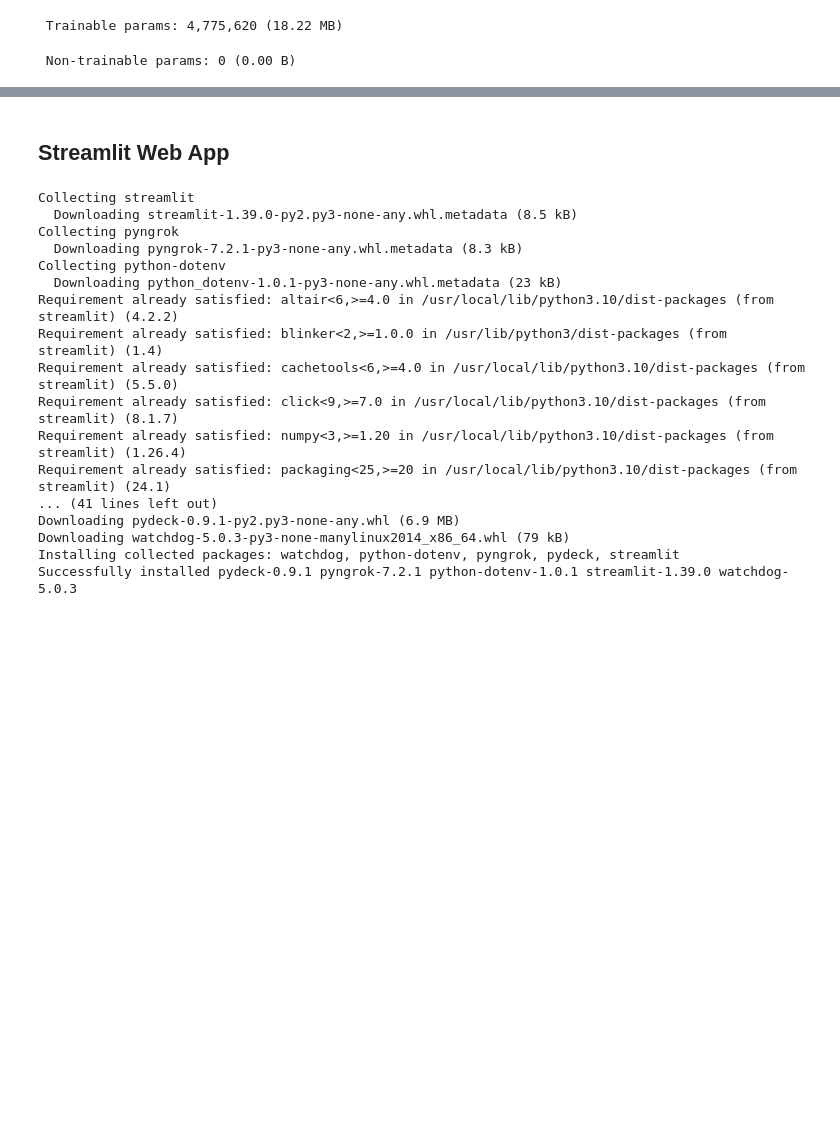
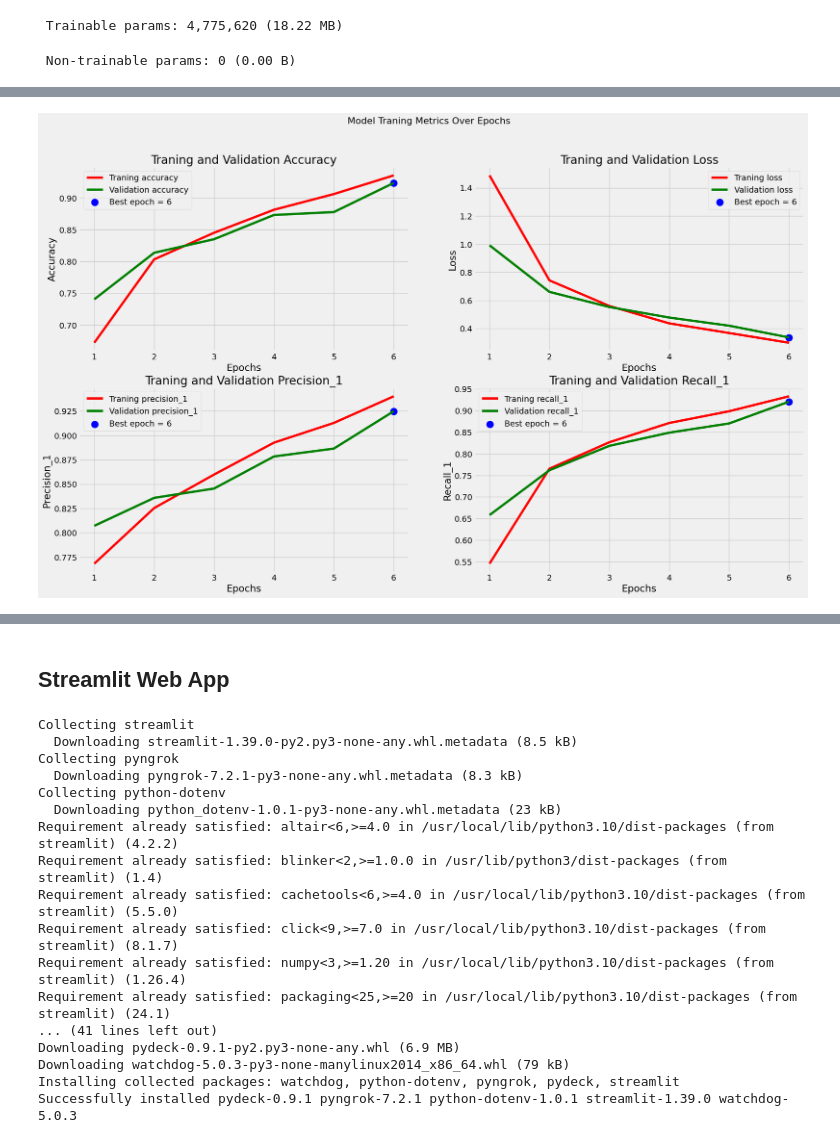
Before and after one commit to desantamaria/Brain-Tumor-Classification, a Jupyter notebook: Brain_Tumor_Classification.ipynb, the cells around one changed output, grey strips where cells are left out. Cells and saved outputs as stored; diff of their text form; code cells hidden in the pictures; blank space fills up the shorter version.

```diff
--- a/Brain_Tumor_Classification.ipynb
+++ b/Brain_Tumor_Classification.ipynb
@@ -501,7 +501,7 @@ Model: "sequential_1"
 # %%
 history = cnn_model.fit(
     tr_gen,
-    epochs=5,
+    epochs=6,
     validation_data=valid_gen
 )
 # %% [output]
@@ -518,6 +520,6 @@ Epoch 5/5
 # %%
 # Getting training and validation metrics from history
-metrics = ['accuracy', 'loss', 'precision', 'recall']
+metrics = ['accuracy', 'loss', 'precision_1', 'recall_1']
 tr_metrics = {m: history.history[m] for m in metrics}
 val_metrics = {m: history.history[f'val_{m}'] for m in metrics}
 
@@ -525,33 +527,35 @@ val_metrics = {m: history.history[f'val_{m}'] for m in metrics}
 best_epochs = {}
 best_values = {}
 for m in metrics:
   if m == 'loss':
     idx = np.argmin(val_metrics[m])
   else:
     idx = np.argmax(val_metrics[m])
   best_epochs[m] = idx + 1
   best_values[m] = val_metrics[m][idx]
 
 # Plot metrics
 plt.figure(figsize=(20, 12))
 plt.style.use('fivethirtyeight')
 
 for i, metric in enumerate(metrics, 1):
   plt.subplot(2, 2, i)
   epochs = range(1, len(tr_metrics[metric]) + 1)
 
   plt.plot(epochs, tr_metrics[metric], 'r', label=f'Traning {metric}')
   plt.plot(epochs, val_metrics[metric], 'g', label=f'Validation {metric}')
   plt.scatter(best_epochs[metric], best_values[metric], s=150, c='blue',
               label=f'Best epoch = {best_epochs[metric]}')
   plt.title(f'Traning and Validation {metric.title()}')
   plt.xlabel('Epochs')
   plt.ylabel(metric.title())
   plt.legend()
   plt.grid(True)
 
 plt.suptitle('Model Traning Metrics Over Epochs', fontsize=16)
 plt.show()
+# %% [output]
+[figure, added]
 # %%
 train_score =  cnn_model.evaluate(tr_gen, verbose=1)
 valid_score = cnn_model.evaluate(valid_gen, verbose=1)
```
Also changed, not shown: parts of 23 cells of this notebook.
